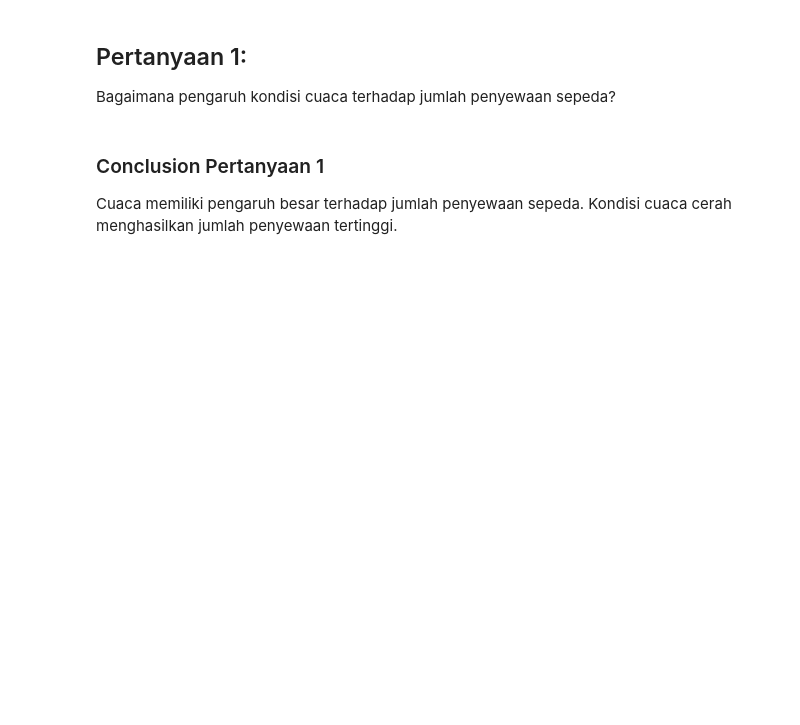
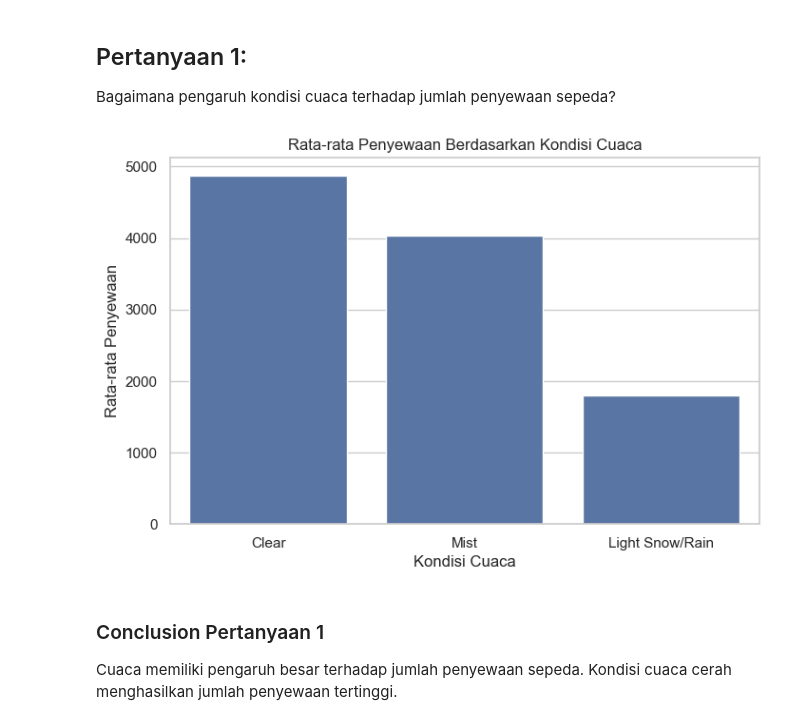
Before and after one commit to girifrmnsyh/belajar_streamlit, a Jupyter notebook: notebook.ipynb, the cells around one changed output. Cells and saved outputs as stored; diff of their text form; code cells hidden in the pictures; blank space fills up the shorter version.

```diff
--- a/notebook.ipynb
+++ b/notebook.ipynb
@@ -142,23 +265,25 @@ day_df['weather_label'] = day_df['weathersit'].map(weather_label)
 # %%
 weather_rentals = (
     day_df.groupby('weather_label')['cnt']
     .mean()
     .sort_values(ascending=False)
 )
 
 plt.figure(figsize=(8,5))
 
 sns.barplot(
     x=weather_rentals.index,
     y=weather_rentals.values,
-    palette='Blues'
+    color='#4C72B0'
 )
 
 plt.title('Rata-rata Penyewaan Berdasarkan Kondisi Cuaca')
 plt.xlabel('Kondisi Cuaca')
 plt.ylabel('Rata-rata Penyewaan')
 
 plt.show()
+# %% [output]
+[figure, added]
 # %% [markdown]
 ### Conclusion Pertanyaan 1
 
```
Also changed, not shown: parts of 14 cells of this notebook, 3 other files.
